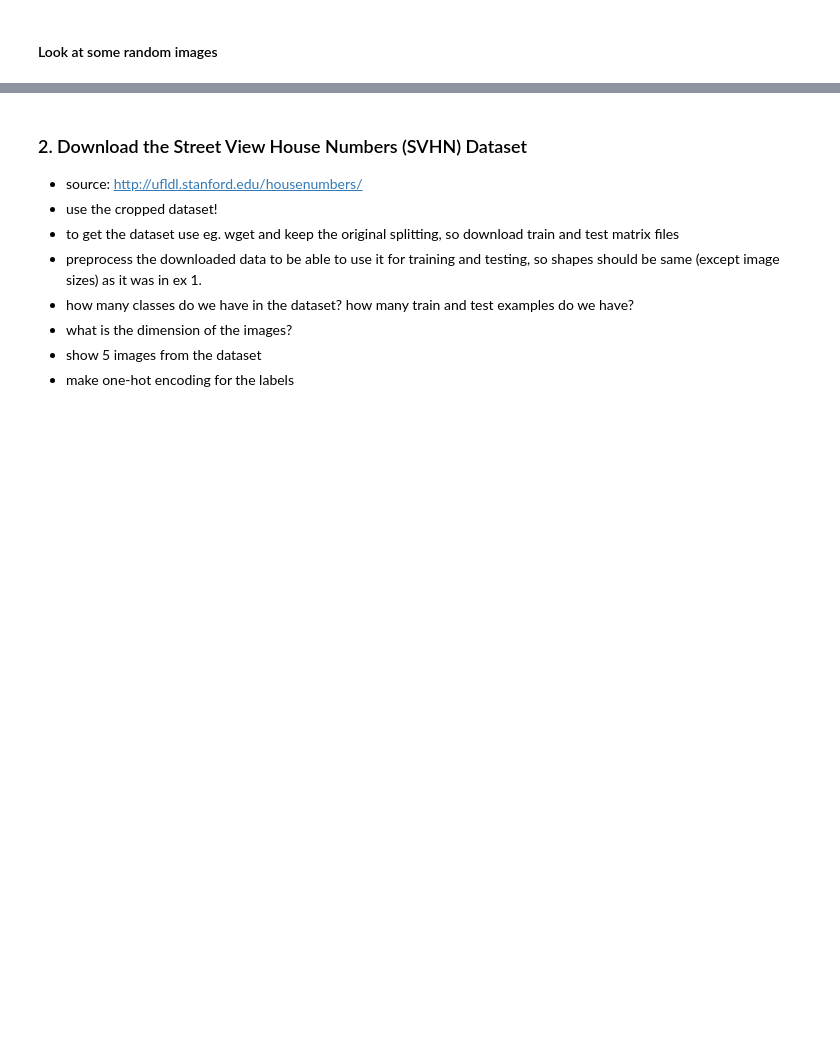
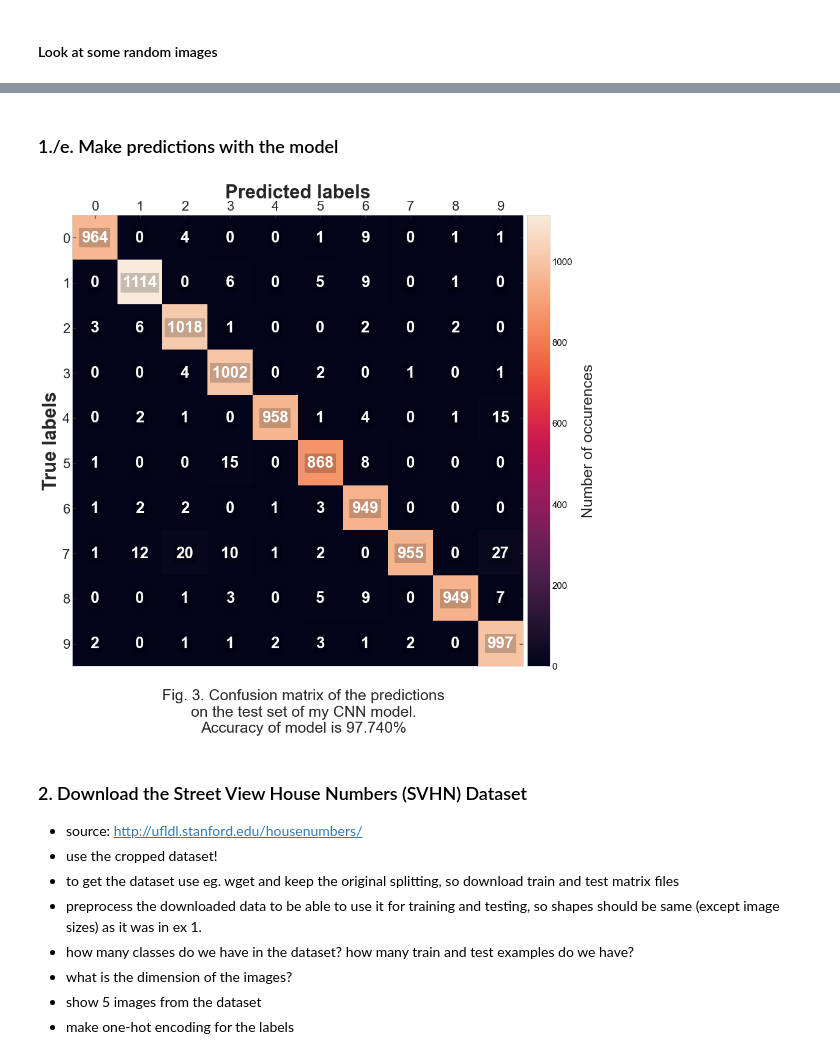
Before and after one commit to masterdesky/ELTE-data-mining-2020, a Jupyter notebook: Homeworks/Week 10/10_cnn_hw.ipynb, the cells around one changed output, grey strips where cells are left out. Cells and saved outputs as stored; diff of their text form; code cells hidden in the pictures; blank space fills up the shorter version.

```diff
--- a/Homeworks/Week 10/10_cnn_hw.ipynb
+++ b/Homeworks/Week 10/10_cnn_hw.ipynb
@@ -298,0 +432,2 @@ with tf.device('/gpu:' + used_gpu):
+# %% [markdown]
+### 1./e. Make predictions with the model
@@ -299,3 +436,20 @@ with tf.device('/gpu:' + used_gpu):
+# %%
+y_pred = cnn_model_ex1.predict(X_test)
+# %%
+# Convert one-hot encoded preds and tests to normal arrays
+y_test_b = y_test.argmax(axis=-1)
+y_pred_b = y_pred.argmax(axis=-1)
+
+# Calculate and accuracy metric and the confusion matrix
+accuracy = accuracy_metric(y_test=y_test_b, y_pred=y_pred_b)
+conf_mat = confusion_matrix(y_test_b, y_pred_b, labels=[i for i in range(0,10)])
+# %%
+plot_confusion_matrix(conf_mat, y_test_b, labels=[i for i in range(0,10)],
+                      title=('Fig. 3. Confusion matrix of the predictions\n' +
+                             'on the test set of my CNN model.\n' +
+                             'Accuracy of model is {0:.3f}%'.format(accuracy)))
+# %% [output]
+[figure, added]
 # %% [markdown]
 ### 2. Download the Street View House Numbers (SVHN) Dataset
 
```
Also changed, not shown: parts of 45 cells of this notebook, 6 other files.
